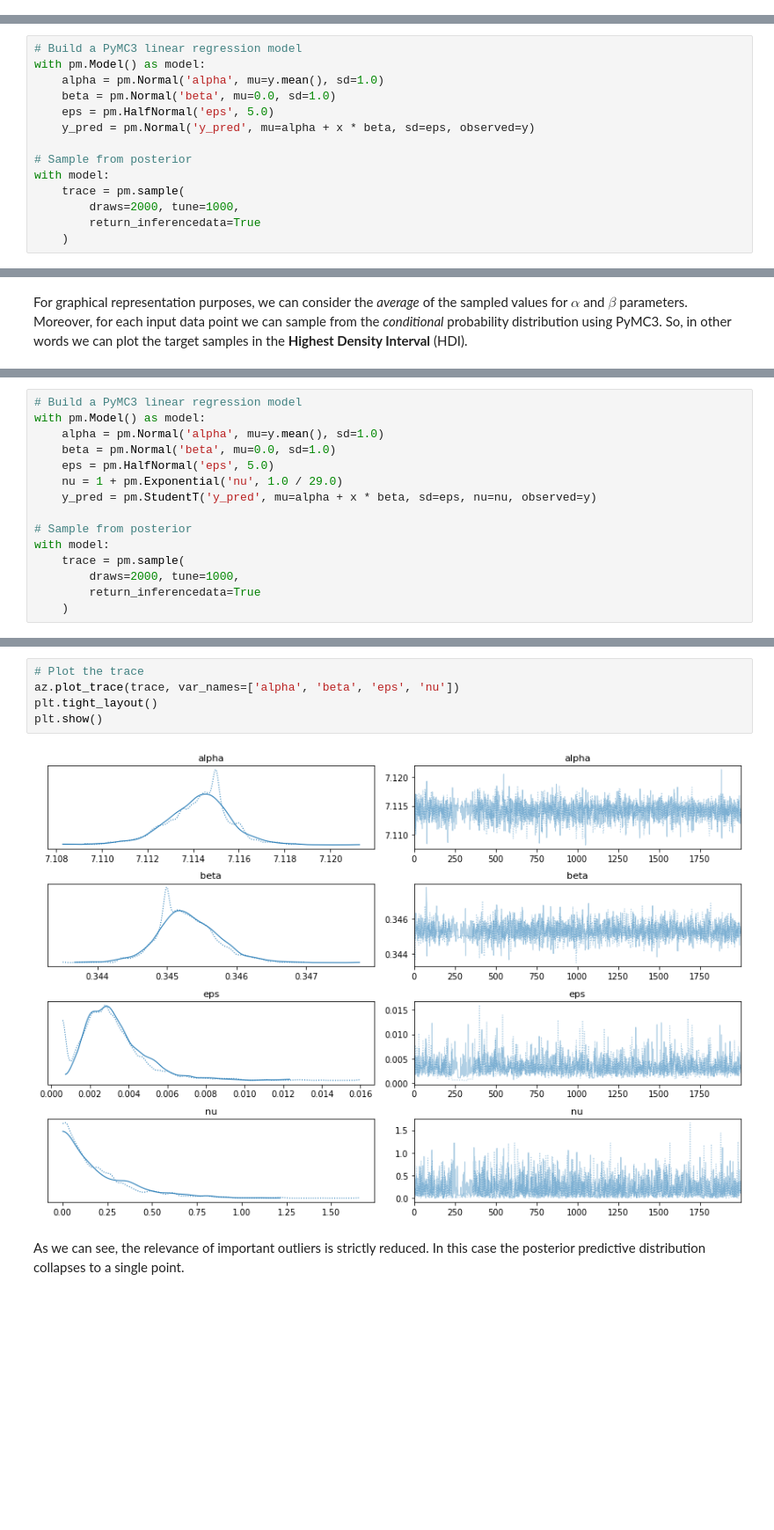
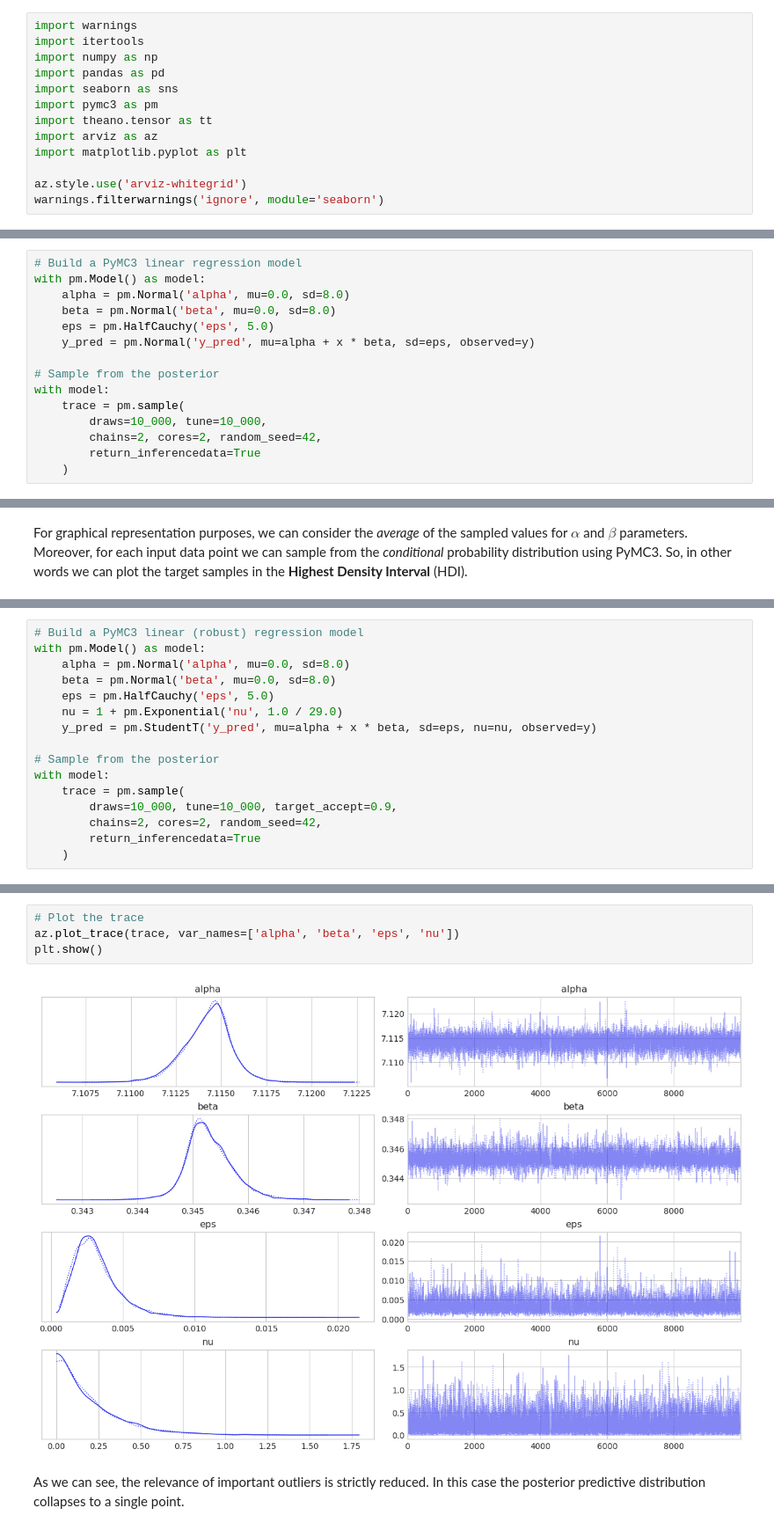
Before and after one commit to loreloc/bayesian-gp-regression, a Jupyter notebook: bayesian_learning.ipynb, the cells around one changed output, grey strips where cells are left out. Shown at 88% size. Cells and saved outputs as stored; diff of their text form; blank space fills up the shorter version.

```diff
--- a/bayesian_learning.ipynb
+++ b/bayesian_learning.ipynb
@@ -12,0 +1,13 @@ Others inverse link functions can be used to deal with **categorical variables**
+# %%
+import warnings
+import itertools
+import numpy as np
+import pandas as pd
+import seaborn as sns
+import pymc3 as pm
+import theano.tensor as tt
+import arviz as az
+import matplotlib.pyplot as plt
+
+az.style.use('arviz-whitegrid')
+warnings.filterwarnings('ignore', module='seaborn')
@@ -55,15 +58,16 @@ In other words, we obtain the parameters values that are _consistent_ with the u
 # %%
 # Build a PyMC3 linear regression model
 with pm.Model() as model:
-    alpha = pm.Normal('alpha', mu=y.mean(), sd=1.0)
-    beta = pm.Normal('beta', mu=0.0, sd=1.0)
-    eps = pm.HalfNormal('eps', 5.0)
+    alpha = pm.Normal('alpha', mu=0.0, sd=8.0)
+    beta = pm.Normal('beta', mu=0.0, sd=8.0)
+    eps = pm.HalfCauchy('eps', 5.0)
     y_pred = pm.Normal('y_pred', mu=alpha + x * beta, sd=eps, observed=y)
 
-# Sample from posterior
+# Sample from the posterior
 with model:
     trace = pm.sample(
-        draws=2000, tune=1000,
+        draws=10_000, tune=10_000,
+        chains=2, cores=2, random_seed=42,
         return_inferencedata=True
     )
 # %% [output]
@@ -123,16 +131,17 @@ $$y \sim \alpha + x\beta + \epsilon\mathcal{T}(\nu)$$
 # %%
-# Build a PyMC3 linear regression model
+# Build a PyMC3 linear (robust) regression model
 with pm.Model() as model:
-    alpha = pm.Normal('alpha', mu=y.mean(), sd=1.0)
-    beta = pm.Normal('beta', mu=0.0, sd=1.0)
-    eps = pm.HalfNormal('eps', 5.0)
+    alpha = pm.Normal('alpha', mu=0.0, sd=8.0)
+    beta = pm.Normal('beta', mu=0.0, sd=8.0)
+    eps = pm.HalfCauchy('eps', 5.0)
     nu = 1 + pm.Exponential('nu', 1.0 / 29.0)
     y_pred = pm.StudentT('y_pred', mu=alpha + x * beta, sd=eps, nu=nu, observed=y)
 
-# Sample from posterior
+# Sample from the posterior
 with model:
     trace = pm.sample(
-        draws=2000, tune=1000,
+        draws=10_000, tune=10_000, target_accept=0.9,
+        chains=2, cores=2, random_seed=42,
         return_inferencedata=True
     )
 # %% [output]
@@ -146,10 +155,9 @@ The estimated number of effective samples is smaller than 200 for some parameter
 # %%
 # Plot the trace
 az.plot_trace(trace, var_names=['alpha', 'beta', 'eps', 'nu'])
-plt.tight_layout()
 plt.show()
 # %% [output]
-[figure, old version]
+[figure, new version]
 # %% [markdown]
 As we can see, the relevance of important outliers is strictly reduced.
 In this case the posterior predictive distribution collapses to a single point.
```
Also changed, not shown: parts of 80 cells of this notebook.
